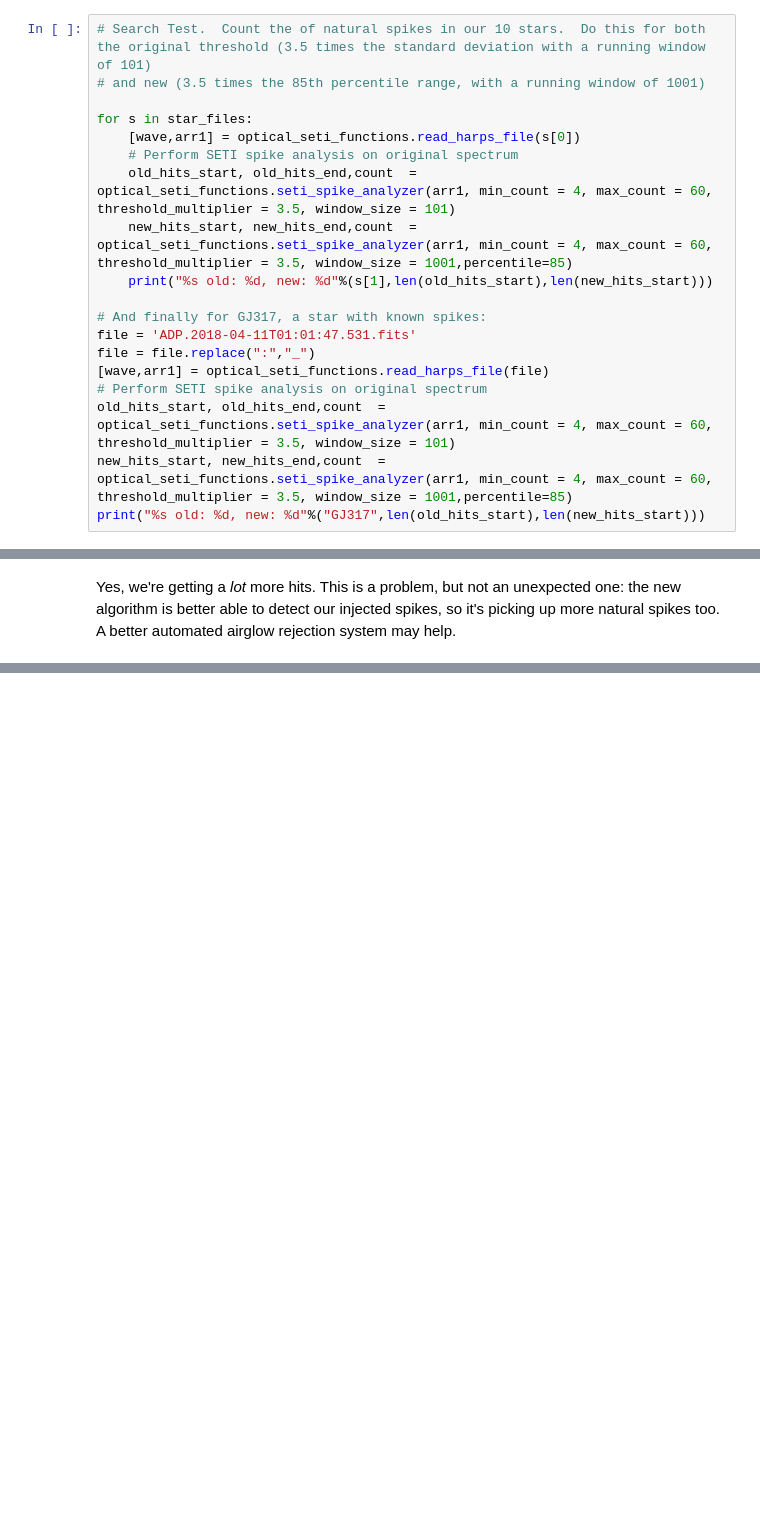
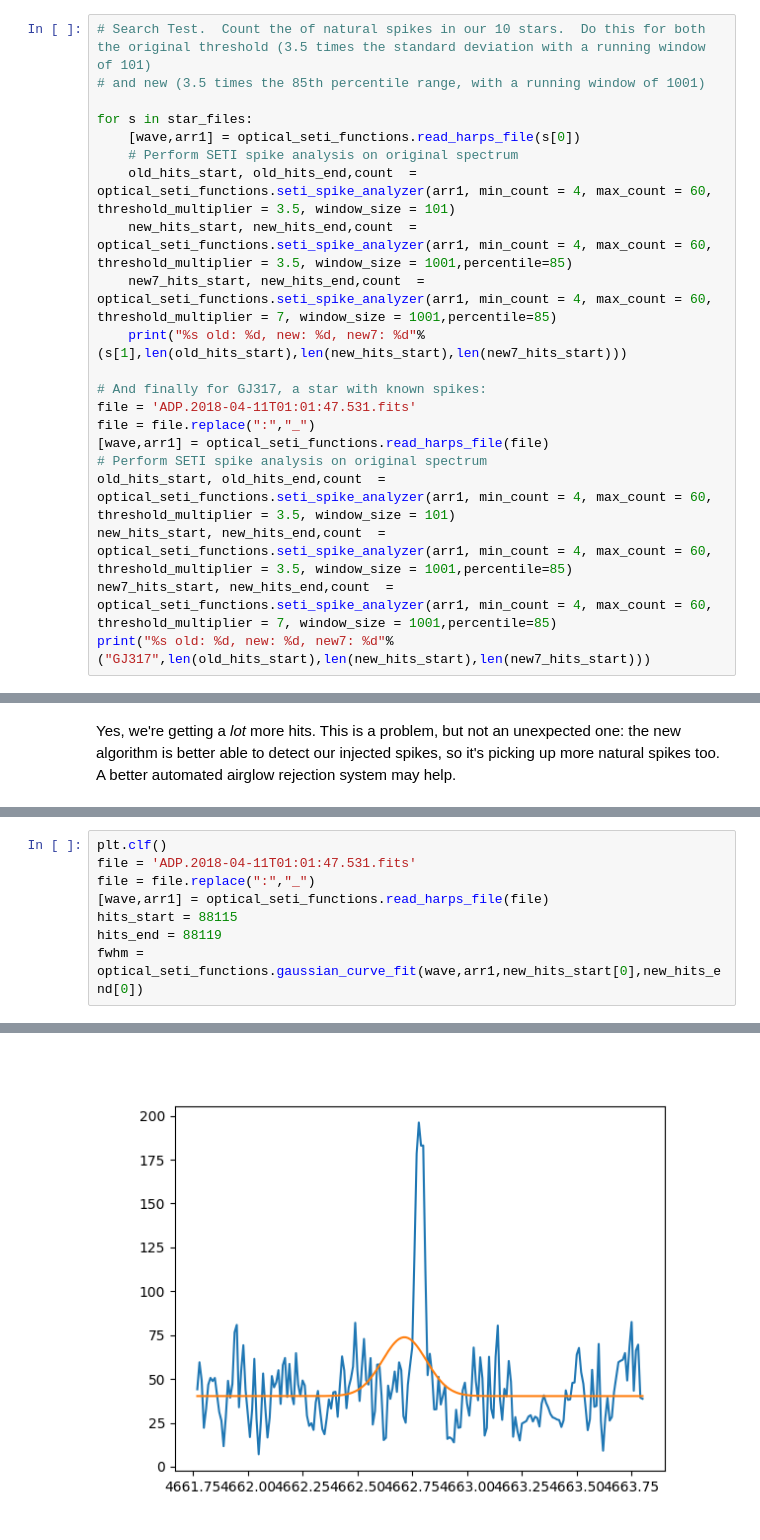
Before and after one commit to goodmanj/optical_seti, a Jupyter notebook: injection/injection-test.ipynb, the cells around one changed output, grey strips where cells are left out. Saved outputs shown, nothing was run; the diff lists cells and outputs as text; blank space fills up the shorter version.

Commit message:
Include 7x detection threshold

```diff
--- a/injection/injection-test.ipynb
+++ b/injection/injection-test.ipynb
@@ -424,7 +424,8 @@ for s in star_files:
     # Perform SETI spike analysis on original spectrum
     old_hits_start, old_hits_end,count  = optical_seti_functions.seti_spike_analyzer(arr1, min_count = 4, max_count = 60, threshold_multiplier = 3.5, window_size = 101)
     new_hits_start, new_hits_end,count  = optical_seti_functions.seti_spike_analyzer(arr1, min_count = 4, max_count = 60, threshold_multiplier = 3.5, window_size = 1001,percentile=85)
-    print("%s old: %d, new: %d"%(s[1],len(old_hits_start),len(new_hits_start)))
+    new7_hits_start, new_hits_end,count  = optical_seti_functions.seti_spike_analyzer(arr1, min_count = 4, max_count = 60, threshold_multiplier = 7, window_size = 1001,percentile=85)
+    print("%s old: %d, new: %d, new7: %d"%(s[1],len(old_hits_start),len(new_hits_start),len(new7_hits_start)))
 
 # And finally for GJ317, a star with known spikes:
 file = 'ADP.2018-04-11T01:01:47.531.fits'
@@ -433,5 +434,6 @@ file = file.replace(":","_")
 # Perform SETI spike analysis on original spectrum
 old_hits_start, old_hits_end,count  = optical_seti_functions.seti_spike_analyzer(arr1, min_count = 4, max_count = 60, threshold_multiplier = 3.5, window_size = 101)
 new_hits_start, new_hits_end,count  = optical_seti_functions.seti_spike_analyzer(arr1, min_count = 4, max_count = 60, threshold_multiplier = 3.5, window_size = 1001,percentile=85)
-print("%s old: %d, new: %d"%("GJ317",len(old_hits_start),len(new_hits_start)))
+new7_hits_start, new_hits_end,count  = optical_seti_functions.seti_spike_analyzer(arr1, min_count = 4, max_count = 60, threshold_multiplier = 7, window_size = 1001,percentile=85)
+print("%s old: %d, new: %d, new7: %d"%("GJ317",len(old_hits_start),len(new_hits_start),len(new7_hits_start)))
 # %% [output]
@@ -450,0 +457,9 @@ Yes, we're getting a *lot* more hits.  This is a problem, but not an unexpected
+# %%
+plt.clf()
+file = 'ADP.2018-04-11T01:01:47.531.fits'
+file = file.replace(":","_")
+[wave,arr1] = optical_seti_functions.read_harps_file(file)
+hits_start = 88115
+hits_end = 88119
+fwhm = optical_seti_functions.gaussian_curve_fit(wave,arr1,new_hits_start[0],new_hits_end[0])
+# %% [output]
@@ -450,0 +467 @@ Yes, we're getting a *lot* more hits.  This is a problem, but not an unexpected
+[figure, added]
```
Also changed, not shown: parts of 4 cells of this notebook.
